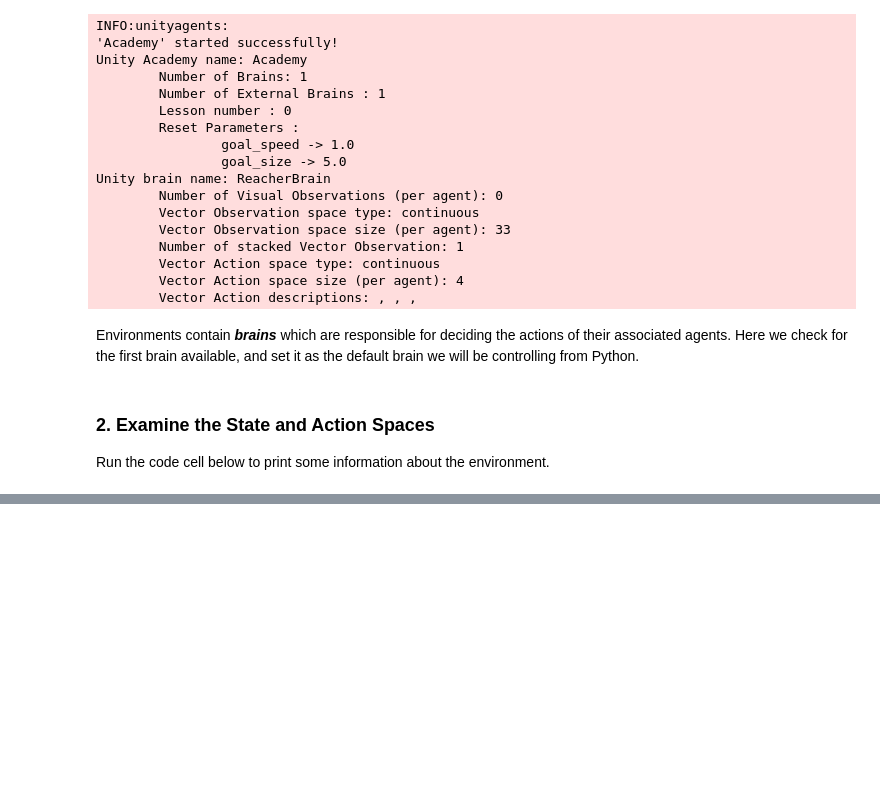
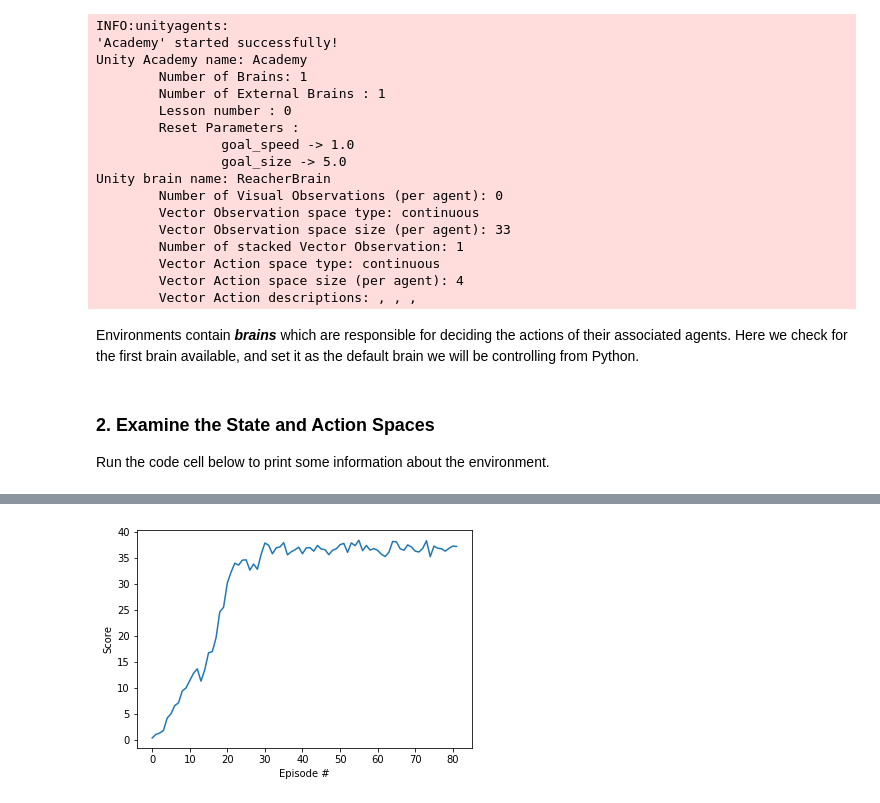
Before and after one commit to ra2309/Continues-control, a Jupyter notebook: Continuous_Control.ipynb, the cells around one changed output, grey strips where cells are left out. Drawn from its saved outputs; the diff is of its cells as text; code cells hidden in the pictures; blank space fills up the shorter version.

```diff
--- a/Continuous_Control.ipynb
+++ b/Continuous_Control.ipynb
@@ -93,16 +89,0 @@ Note that **in this coding environment, you will not be able to watch the agents
-# %%
-env_info = env.reset(train_mode=True)[brain_name]      # reset the environment
-states = env_info.vector_observations                  # get the current state (for each agent)
-scores = np.zeros(num_agents)                          # initialize the score (for each agent)
-while True:
-    actions = np.random.randn(num_agents, action_size) # select an action (for each agent)
-    actions = np.clip(actions, -1, 1)                  # all actions between -1 and 1
-    env_info = env.step(actions)[brain_name]           # send all actions to tne environment
-    next_states = env_info.vector_observations         # get next state (for each agent)
-    rewards = env_info.rewards                         # get reward (for each agent)
-    dones = env_info.local_done                        # see if episode finished
-    scores += env_info.rewards                         # update the score (for each agent)
-    states = next_states                               # roll over states to next time step
-    if np.any(dones):                                  # exit loop if episode finished
-        break
-print('Total score (averaged over agents) this episode: {}'.format(np.mean(scores)))
@@ -125,7 +100,7 @@ import torch
 import torch.nn as nn
 import torch.nn.functional as F
 
-class QNetwork(nn.Module):
+class Actor(nn.Module):
     """Actor (Policy) Model."""
 
     def __init__(self, state_size, action_size, seed, fc1_units=64, fc2_units=64):
@@ -138,7 +113,7 @@ class QNetwork(nn.Module):
             fc1_units (int): Number of nodes in first hidden layer
             fc2_units (int): Number of nodes in second hidden layer
         """
-        super(QNetwork, self).__init__()
+        super(Actor, self).__init__()
         self.seed = torch.manual_seed(seed)
         self.fc1 = nn.Linear(state_size, fc1_units)
         self.fc2 = nn.Linear(fc1_units, fc2_units)
@@ -418,0 +346,11 @@ Initialized empty Git repository in /home/workspace/.git/
+# %%
+with active_session():
+    scores = adaptive_q_prop()
+    with open('scores.txt', 'w') as f:
+        for item in scores:
+            f.write("%s\n" % item)
+# %%
+scores = []
+with open('scores.txt', 'r') as f:
+    for item in f:
+        scores.append(float(item))
@@ -418,0 +377,13 @@ Initialized empty Git repository in /home/workspace/.git/
+# %%
+import matplotlib.pyplot as plt
+%matplotlib inline
+
+
+fig = plt.figure()
+ax = fig.add_subplot(111)
+plt.plot(np.arange(len(scores)), scores)
+plt.ylabel('Score')
+plt.xlabel('Episode #')
+plt.show()
+# %% [output]
+[figure, added]
```
Also changed, not shown: parts of 17 cells of this notebook, 4 other files.
